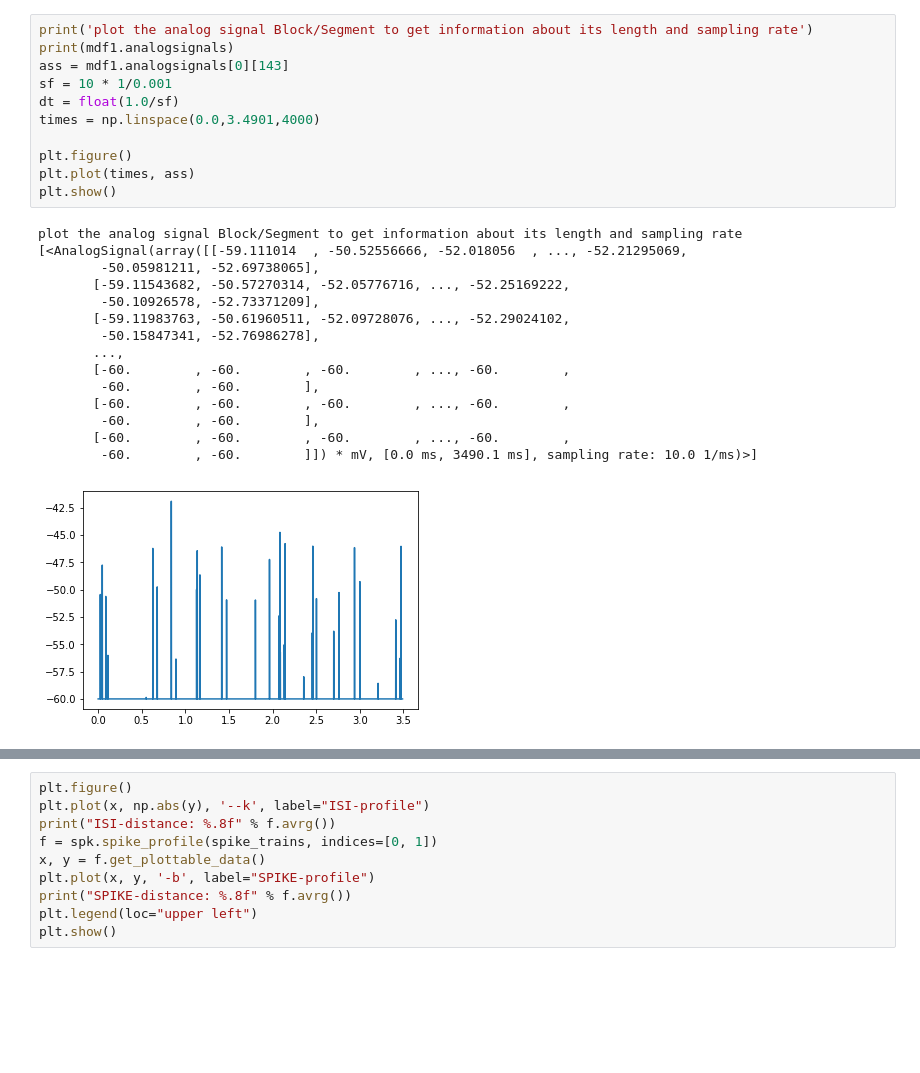
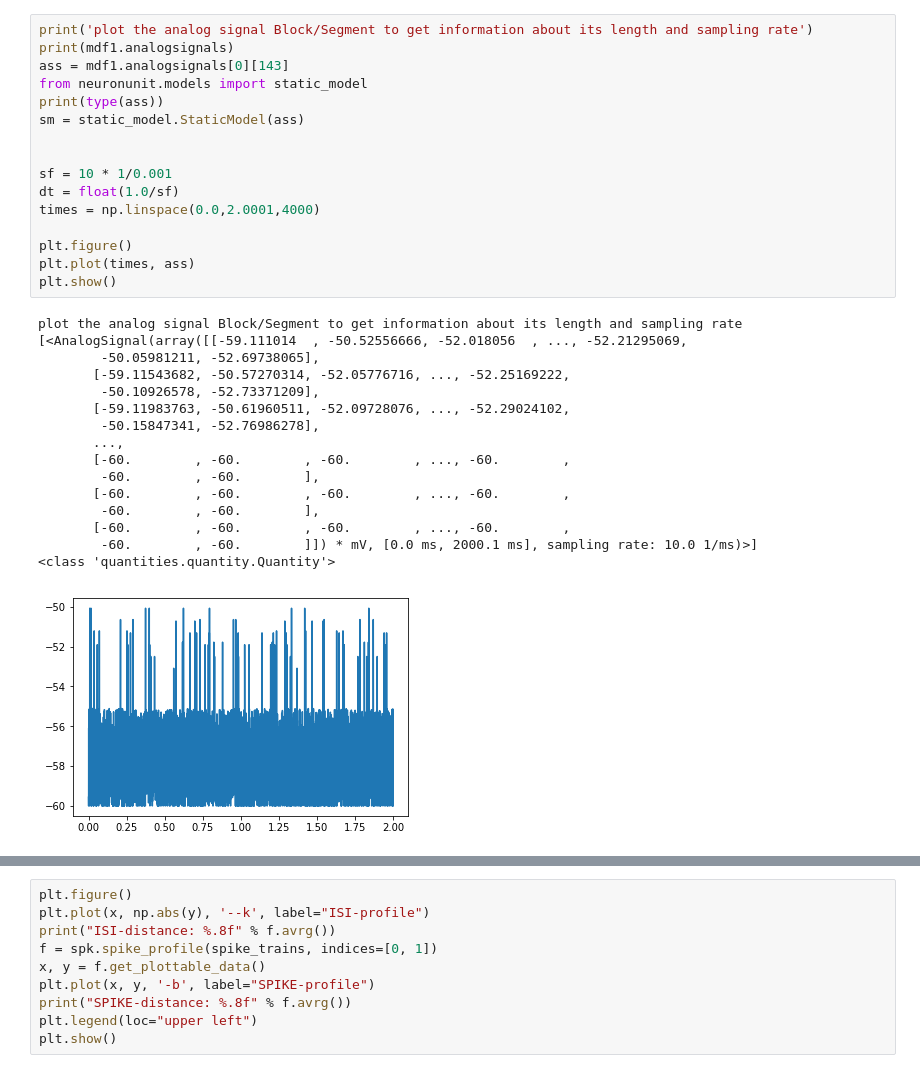
Before and after one commit to russelljjarvis/SpinnakerHippocampus, a Jupyter notebook: Spike_Analysis.ipynb, the cells around one changed output, grey strips where cells are left out. Saved outputs shown, nothing was run; the diff lists cells and outputs as text; blank space fills up the shorter version.

```diff
--- a/Spike_Analysis.ipynb
+++ b/Spike_Analysis.ipynb
@@ -28,27 +108,33 @@ Requirement already satisfied: numpy in /opt/conda/lib/python3.5/site-packages (
 # %%
 print('plot the analog signal Block/Segment to get information about its length and sampling rate')
 print(mdf1.analogsignals)
 ass = mdf1.analogsignals[0][143]
+from neuronunit.models import static_model
+print(type(ass))
+sm = static_model.StaticModel(ass)
+
+
 sf = 10 * 1/0.001
 dt = float(1.0/sf)
-times = np.linspace(0.0,3.4901,4000)
+times = np.linspace(0.0,2.0001,4000)
 
 plt.figure()
 plt.plot(times, ass)
 plt.show()
 # %% [output]
 plot the analog signal Block/Segment to get information about its length and sampling rate
 [<AnalogSignal(array([[-59.111014  , -50.52556666, -52.018056  , ..., -52.21295069,
         -50.05981211, -52.69738065],
        [-59.11543682, -50.57270314, -52.05776716, ..., -52.25169222,
         -50.10926578, -52.73371209],
        [-59.11983763, -50.61960511, -52.09728076, ..., -52.29024102,
         -50.15847341, -52.76986278],
        ...,
        [-60.        , -60.        , -60.        , ..., -60.        ,
         -60.        , -60.        ],
        [-60.        , -60.        , -60.        , ..., -60.        ,
         -60.        , -60.        ],
        [-60.        , -60.        , -60.        , ..., -60.        ,
-        -60.        , -60.        ]]) * mV, [0.0 ms, 3490.1 ms], sampling rate: 10.0 1/ms)>]
+        -60.        , -60.        ]]) * mV, [0.0 ms, 2000.1 ms], sampling rate: 10.0 1/ms)>]
+<class 'quantities.quantity.Quantity'>
-[figure, old version]
+[figure, new version]
```
Also changed, not shown: parts of 12 cells of this notebook, 1 other file.
